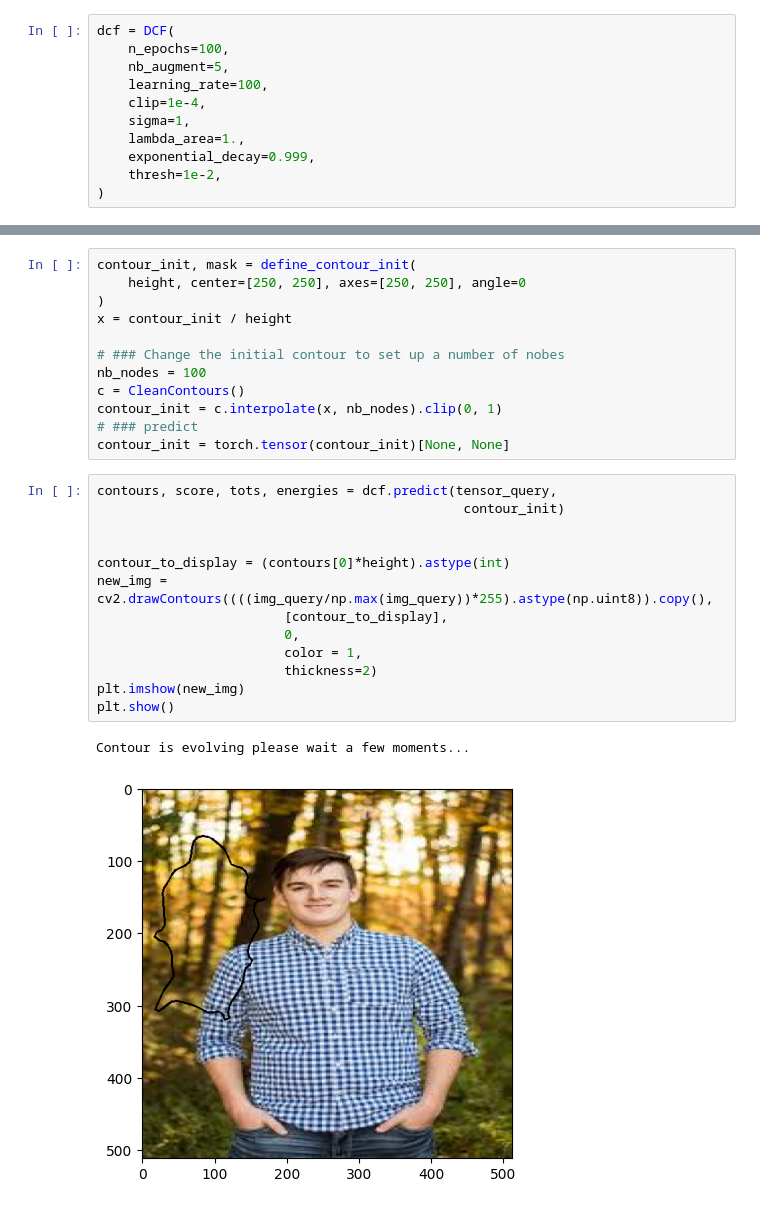
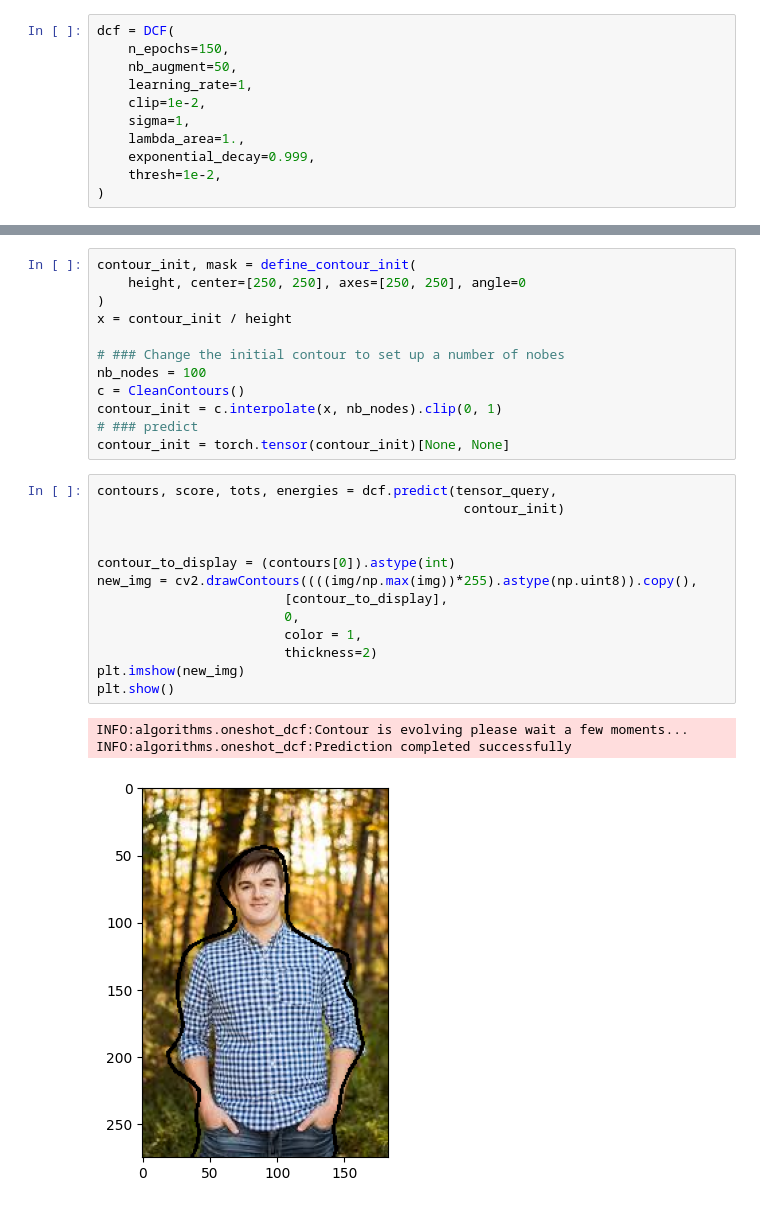
Before and after one commit to antoinehabis/Deep-ContourFlow, a Jupyter notebook: example/oneshot_dcf.ipynb, the cells around one changed output, grey strips where cells are left out. Cells and saved outputs as stored; diff of their text form.

```diff
--- a/example/oneshot_dcf.ipynb
+++ b/example/oneshot_dcf.ipynb
@@ -39,10 +38,10 @@ plt.show()
 ### Instanciate DCF one-shot
 # %%
 dcf = DCF(
-    n_epochs=100,
-    nb_augment=5,
-    learning_rate=100,
-    clip=1e-4,
+    n_epochs=150,
+    nb_augment=50,
+    learning_rate=1,
+    clip=1e-2,
     sigma=1,
     lambda_area=1.,
     exponential_decay=0.999,
@@ -84,16 +86,17 @@ contour_init = torch.tensor(contour_init)[None, None]
 # %%
 contours, score, tots, energies = dcf.predict(tensor_query,
                                                contour_init)
 
 
-contour_to_display = (contours[0]*height).astype(int)
-new_img = cv2.drawContours((((img_query/np.max(img_query))*255).astype(np.uint8)).copy(),
+contour_to_display = (contours[0]).astype(int)
+new_img = cv2.drawContours((((img/np.max(img))*255).astype(np.uint8)).copy(),
                         [contour_to_display],
                         0,
                         color = 1,
                         thickness=2)
 plt.imshow(new_img)
 plt.show()
 # %% [output]
-Contour is evolving please wait a few moments...
+INFO:algorithms.oneshot_dcf:Contour is evolving please wait a few moments...
+INFO:algorithms.oneshot_dcf:Prediction completed successfully
-[figure, old version]
+[figure, new version]
```
Also changed, not shown: parts of 5 cells of this notebook, 3 other files.
